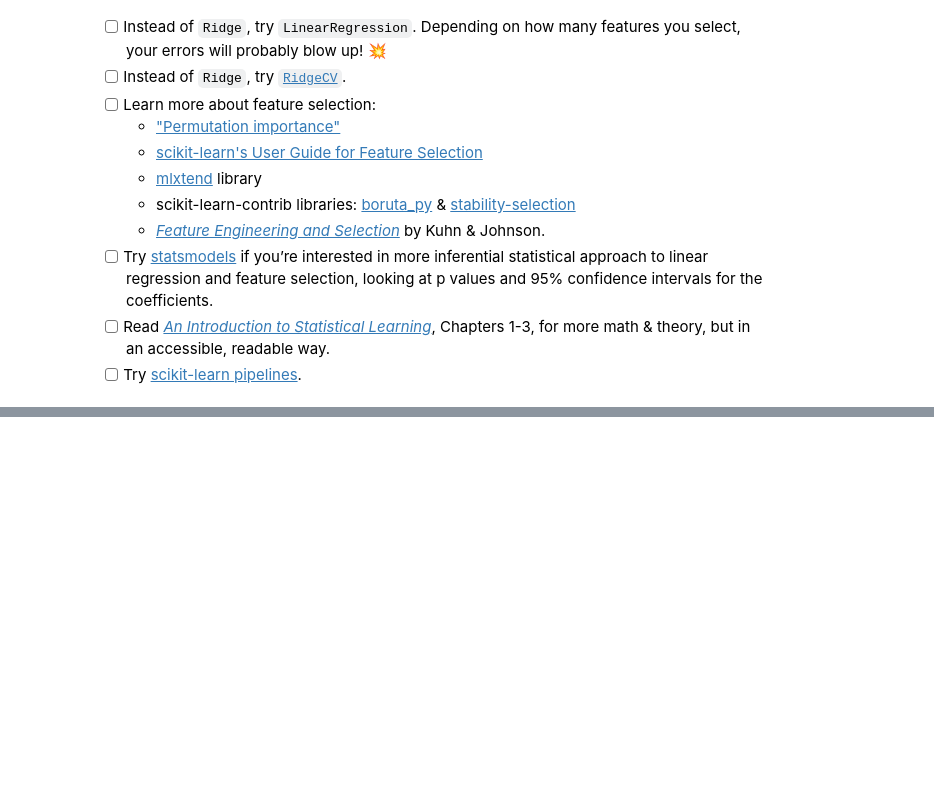
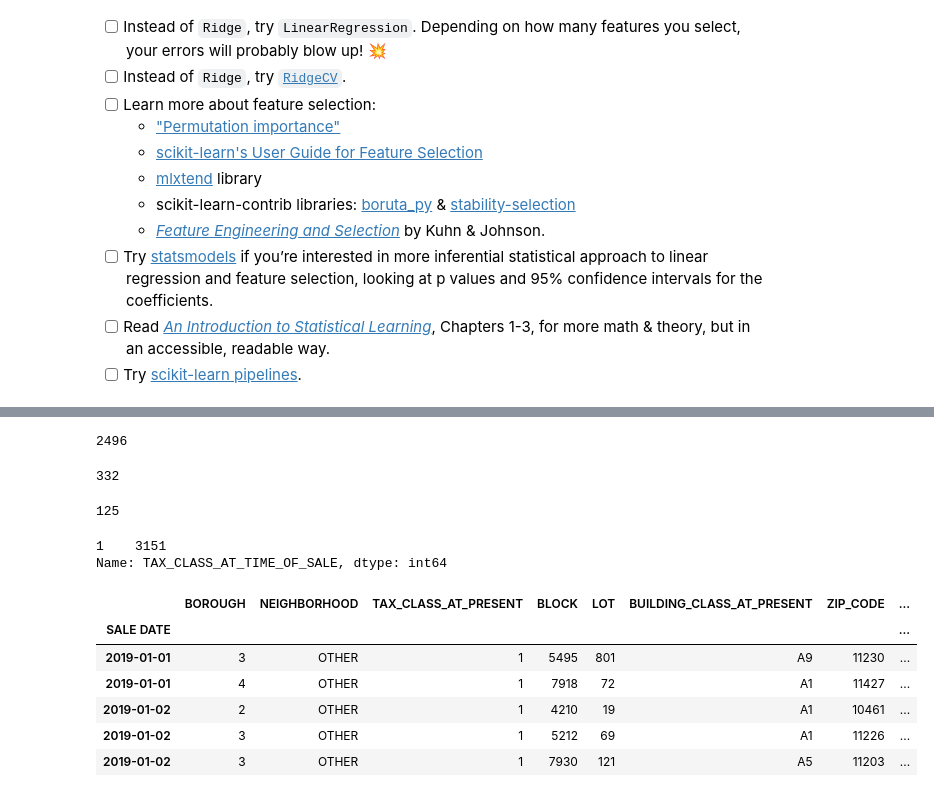
Before and after one commit to bloominstituteoftechnology/DS-Unit-2-Linear-Models, a Jupyter notebook: module3-ridge-regression/LS_DS_213_assignment.ipynb, the cells around one changed output, grey strips where cells are left out. Cells and saved outputs as stored; diff of their text form; code cells hidden in the pictures; blank space fills up the shorter version.

```diff
--- a/module3-ridge-regression/LS_DS_213_assignment.ipynb
+++ b/module3-ridge-regression/LS_DS_213_assignment.ipynb
@@ -91,0 +170,33 @@ df.loc[~df['NEIGHBORHOOD'].isin(top10), 'NEIGHBORHOOD'] = 'OTHER'
+# %%
+
+df_subset.BLOCK.nunique()
+# %% [output]
+2496
+# %%
+# this could be used
+df_subset.LOT.nunique()
+# %% [output]
+332
+# %%
+# this could be used
+df_subset.ZIP_CODE.nunique()
+# %% [output]
+125
+# %%
+# this will add no value to our ML model
+df_subset.TAX_CLASS_AT_TIME_OF_SALE.value_counts()
+# %% [output]
+1    3151
+Name: TAX_CLASS_AT_TIME_OF_SALE, dtype: int64
+# %%
+# Dropping the following attributes from our subset
+df_subset = df_subset.drop(['BUILDING_CLASS_CATEGORY', 'EASE-MENT', 'APARTMENT_NUMBER', 'ADDRESS', 'TAX_CLASS_AT_TIME_OF_SALE'], axis=1)
+df_subset.head()
+# %% [output]
+|  | BOROUGH | NEIGHBORHOOD | TAX_CLASS_AT_PRESENT | BLOCK | LOT | BUILDING_CLASS_AT_PRESENT | ZIP_CODE | ... |
+| SALE DATE |  |  |  |  |  |  |  | ... |
+| 2019-01-01 | 3 | OTHER | 1 | 5495 | 801 | A9 | 11230 | ... |
+| 2019-01-01 | 4 | OTHER | 1 | 7918 | 72 | A1 | 11427 | ... |
+| 2019-01-02 | 2 | OTHER | 1 | 4210 | 19 | A1 | 10461 | ... |
+| 2019-01-02 | 3 | OTHER | 1 | 5212 | 69 | A1 | 11226 | ... |
+| 2019-01-02 | 3 | OTHER | 1 | 7930 | 121 | A5 | 11203 | ... |
```
Also changed, not shown: parts of 42 cells of this notebook.
